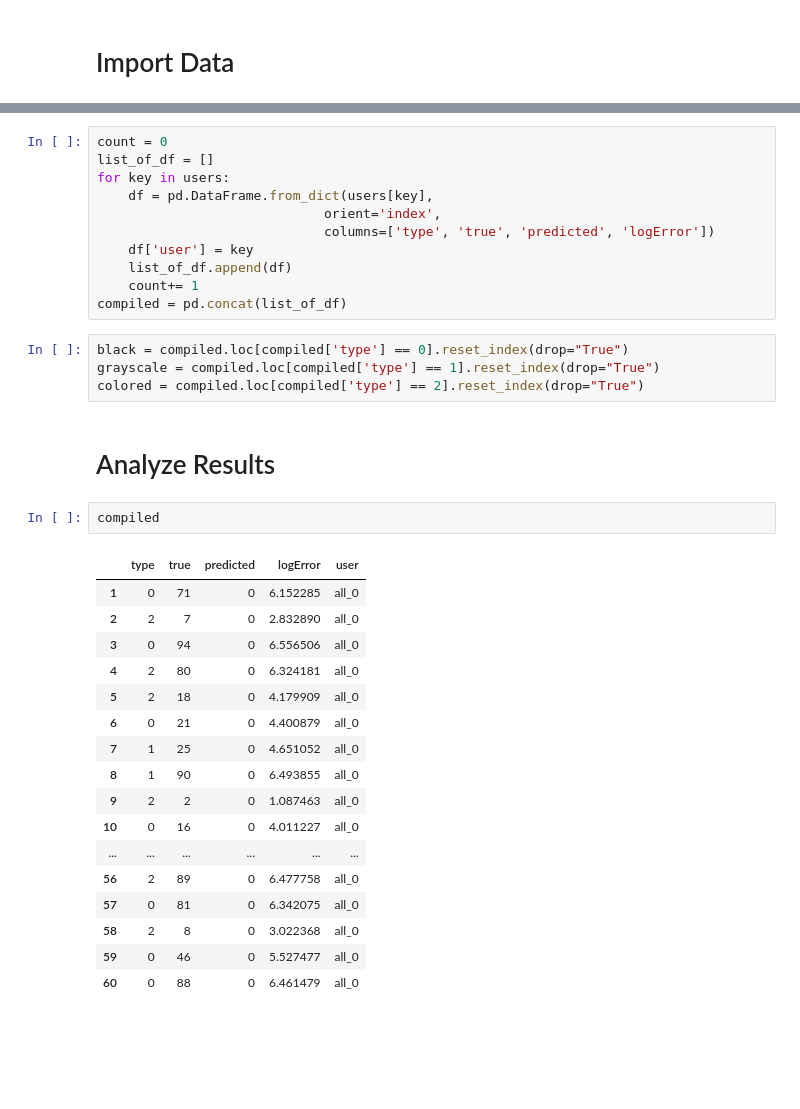
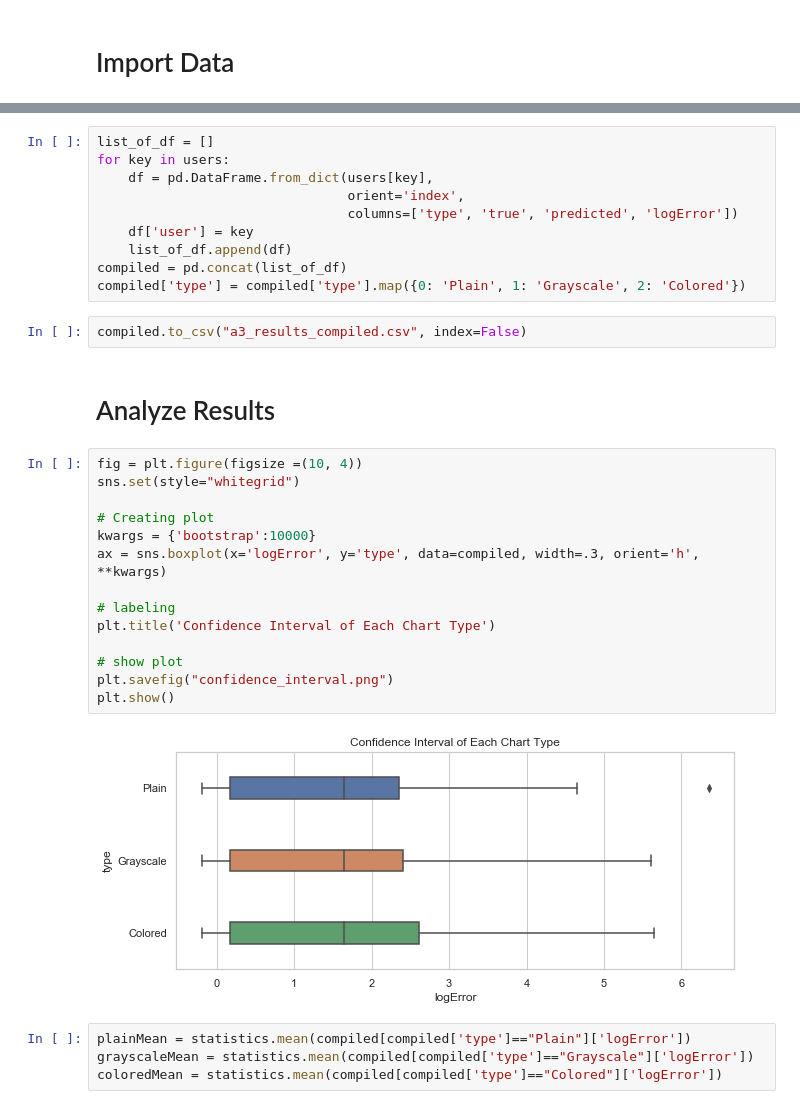
Before and after one commit to cs480x-21c/03-Experiment, a Jupyter notebook: analysis.ipynb, the cells around one changed output, grey strips where cells are left out. Cells and saved outputs as stored; diff of their text form; blank space fills up the shorter version.

```diff
--- a/analysis.ipynb
+++ b/analysis.ipynb
@@ -11,37 +26,34 @@ users = {"all_0": {1:[0,71,0,6.152284842306582],2:[2,7,0,2.8328900141647417],3:[
 # %%
-count = 0
 list_of_df = []
 for key in users:
     df = pd.DataFrame.from_dict(users[key],
-                             orient='index',
-                             columns=['type', 'true', 'predicted', 'logError'])
+                                orient='index',
+                                columns=['type', 'true', 'predicted', 'logError'])
     df['user'] = key
     list_of_df.append(df)
-    count+= 1
 compiled = pd.concat(list_of_df)
+compiled['type'] = compiled['type'].map({0: 'Plain', 1: 'Grayscale', 2: 'Colored'})
-# %%
-black = compiled.loc[compiled['type'] == 0].reset_index(drop="True")
-grayscale = compiled.loc[compiled['type'] == 1].reset_index(drop="True")
-colored = compiled.loc[compiled['type'] == 2].reset_index(drop="True")
+# %%
+compiled.to_csv("a3_results_compiled.csv", index=False)
 # %% [markdown]
 # Analyze Results
-# %%
-compiled
-# %% [output]
-|  | type | true | predicted | logError | user |
-| 1 | 0 | 71 | 0 | 6.152285 | all_0 |
-| 2 | 2 | 7 | 0 | 2.832890 | all_0 |
-| 3 | 0 | 94 | 0 | 6.556506 | all_0 |
-| 4 | 2 | 80 | 0 | 6.324181 | all_0 |
-| 5 | 2 | 18 | 0 | 4.179909 | all_0 |
-| 6 | 0 | 21 | 0 | 4.400879 | all_0 |
-| 7 | 1 | 25 | 0 | 4.651052 | all_0 |
-| 8 | 1 | 90 | 0 | 6.493855 | all_0 |
-| 9 | 2 | 2 | 0 | 1.087463 | all_0 |
-| 10 | 0 | 16 | 0 | 4.011227 | all_0 |
-| ... | ... | ... | ... | ... | ... |
-| 56 | 2 | 89 | 0 | 6.477758 | all_0 |
-| 57 | 0 | 81 | 0 | 6.342075 | all_0 |
-| 58 | 2 | 8 | 0 | 3.022368 | all_0 |
-| 59 | 0 | 46 | 0 | 5.527477 | all_0 |
-| 60 | 0 | 88 | 0 | 6.461479 | all_0 |
+# %%
+fig = plt.figure(figsize =(10, 4))
+sns.set(style="whitegrid")
+
+# Creating plot
+kwargs = {'bootstrap':10000}
+ax = sns.boxplot(x='logError', y='type', data=compiled, width=.3, orient='h', **kwargs)
+
+# labeling
+plt.title('Confidence Interval of Each Chart Type')
+
+# show plot
+plt.savefig("confidence_interval.png")
+plt.show()
+# %% [output]
+[figure, added]
+# %%
+plainMean = statistics.mean(compiled[compiled['type']=="Plain"]['logError'])
+grayscaleMean = statistics.mean(compiled[compiled['type']=="Grayscale"]['logError'])
+coloredMean = statistics.mean(compiled[compiled['type']=="Colored"]['logError'])
```
Also changed, not shown: parts of 4 cells of this notebook, 13 other files.
